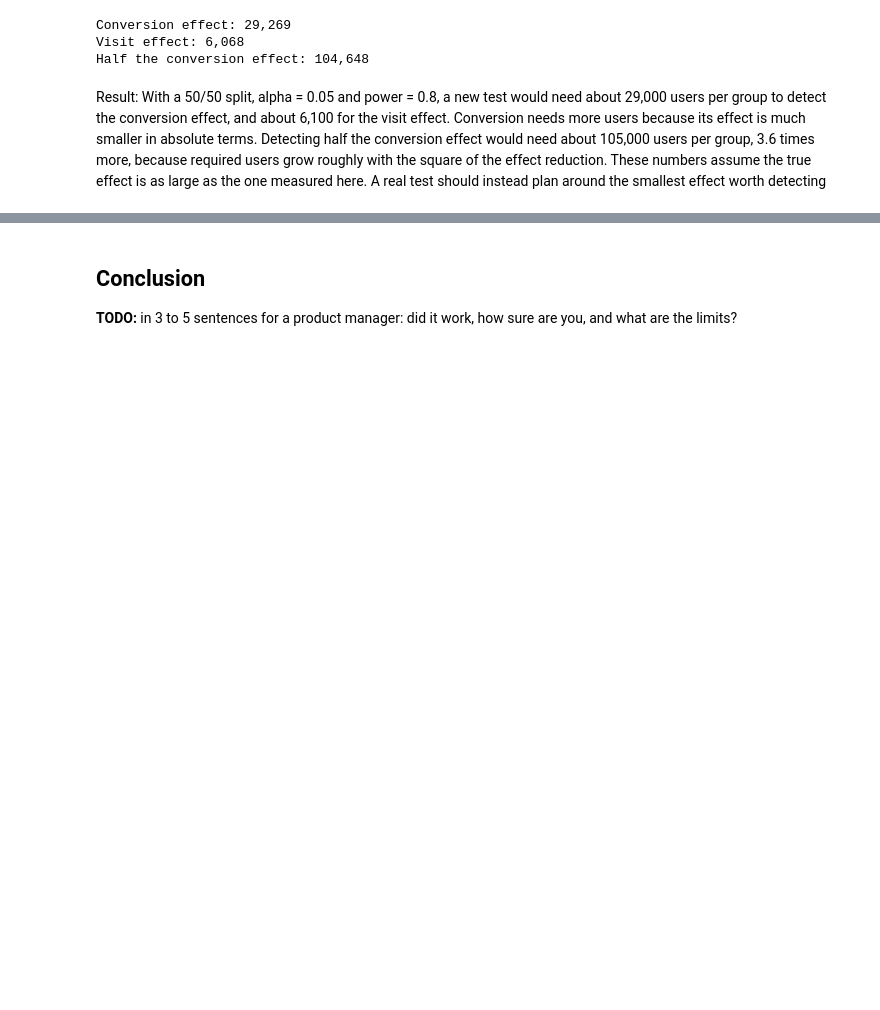
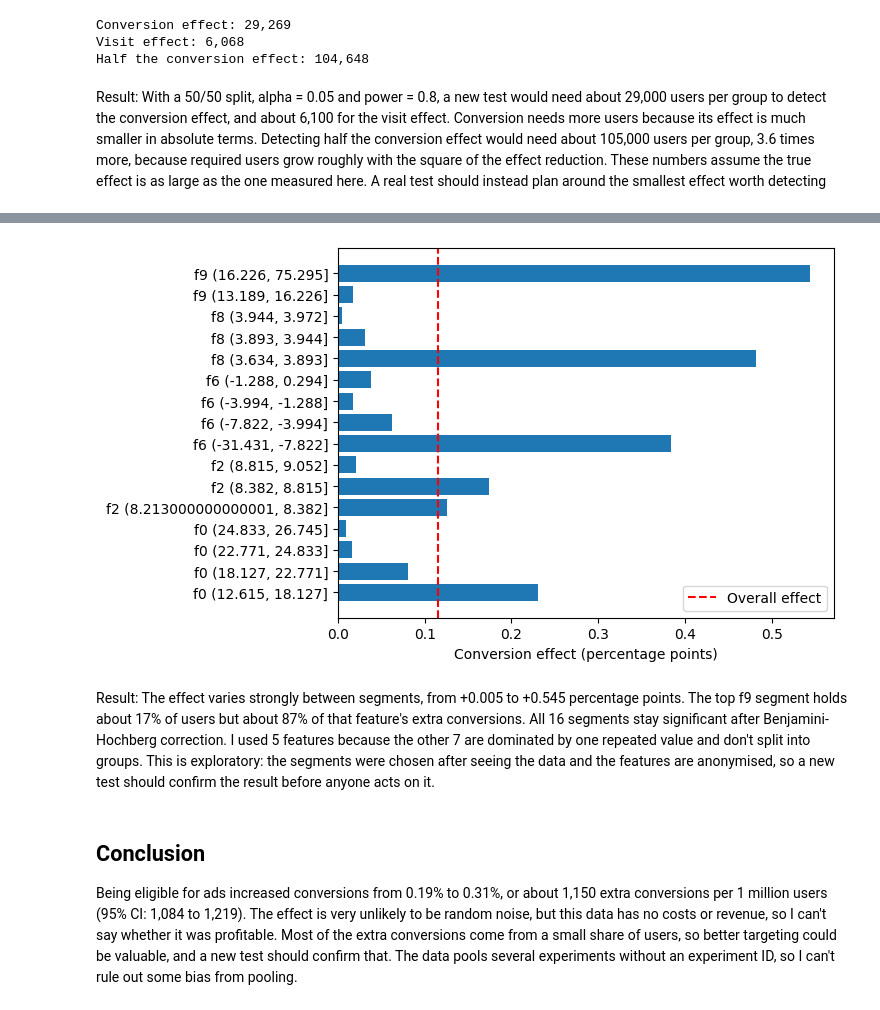
Before and after one commit to Medmiled99/uplift-project, a Jupyter notebook: notebooks/01_ab_test.ipynb, the cells around one changed output, grey strips where cells are left out. Saved outputs shown, nothing was run; the diff lists cells and outputs as text; code cells hidden in the pictures; blank space fills up the shorter version.

Commit message:
Add segment analysis and conclusion

```diff
--- a/notebooks/01_ab_test.ipynb
+++ b/notebooks/01_ab_test.ipynb
@@ -258,2 +251,33 @@ Split users into 5 groups by one feature (for example with `pd.qcut`) and calcul
 # %%
-# your code here
+from statsmodels.stats.multitest import multipletests
+
+SEGMENT_FEATURES = ["f0", "f2", "f6", "f8", "f9"]
+
+def segment_effects(feature, outcome="conversion", bins=5):
+    segment = pd.qcut(df[feature], q=bins, duplicates="drop")
+    rows = []
+    for name, group in df.groupby(segment, observed=True):
+        treated = group.loc[group["treatment"] == 1, outcome]
+        control = group.loc[group["treatment"] == 0, outcome]
+        z, p = proportions_ztest(
+            [treated.sum(), control.sum()],
+            [len(treated), len(control)],
+        )
+        rows.append({
+            "feature": feature,
+            "segment": str(name),
+            "users": len(group),
+            "treated_share": group["treatment"].mean(),
+            "effect_pp": (treated.mean() - control.mean()) * 100,
+            "p_value": p,
+        })
+    return pd.DataFrame(rows)
+
+segments = pd.concat(
+    [segment_effects(f) for f in SEGMENT_FEATURES],
+    ignore_index=True,
+)
+segments["p_adjusted"] = multipletests(segments["p_value"], method="fdr_bh")[1]
+segments["extra_conversions"] = segments["users"] * segments["effect_pp"] / 100
+
+segments.sort_values("effect_pp", ascending=False)
@@ -260,4 +302,16 @@ Split users into 5 groups by one feature (for example with `pd.qcut`) and calcul
+# %%
+labels = segments["feature"] + " " + segments["segment"]
+plt.barh(labels, segments["effect_pp"])
+plt.axvline(abs_diff_conv * 100, color="red", linestyle="--", label="Overall effect")
+plt.xlabel("Conversion effect (percentage points)")
+plt.legend()
+plt.show()
+# %% [output]
+[figure, added]
+# %% [markdown]
+
+Result: The effect varies strongly between segments, from +0.005 to +0.545 percentage points. The top f9 segment holds about 17% of users but about 87% of that feature's extra conversions. All 16 segments stay significant after Benjamini-Hochberg correction. I used 5 features because the other 7 are dominated by one repeated value and don't split into groups. This is exploratory: the segments were chosen after seeing the data and the features are anonymised, so a new test should confirm the result before anyone acts on it.
 # %% [markdown]
 ## Conclusion
 
-**TODO:** in 3 to 5 sentences for a product manager: did it work, how sure are you, and what are the limits?
+Being eligible for ads increased conversions from 0.19% to 0.31%, or about 1,150 extra conversions per 1 million users (95% CI: 1,084 to 1,219). The effect is very unlikely to be random noise, but this data has no costs or revenue, so I can't say whether it was profitable. Most of the extra conversions come from a small share of users, so better targeting could be valuable, and a new test should confirm that. The data pools several experiments without an experiment ID, so I can't rule out some bias from pooling.
```
Also changed, not shown: parts of 3 cells of this notebook.
